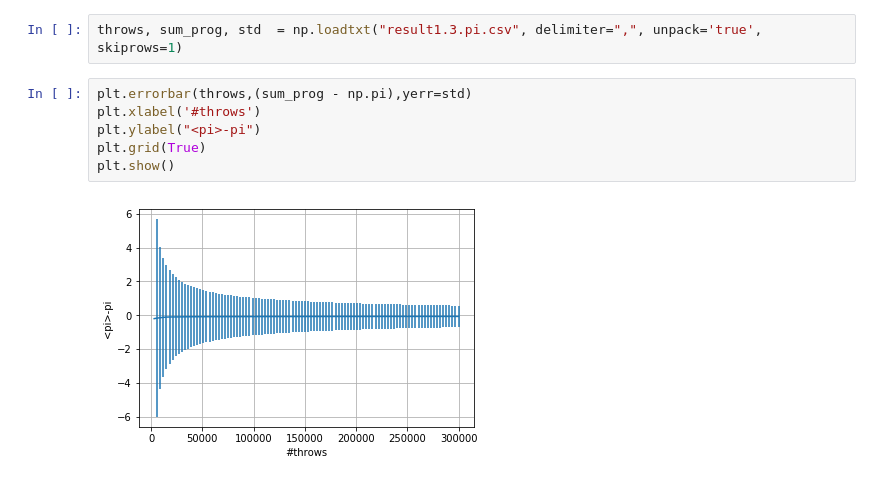
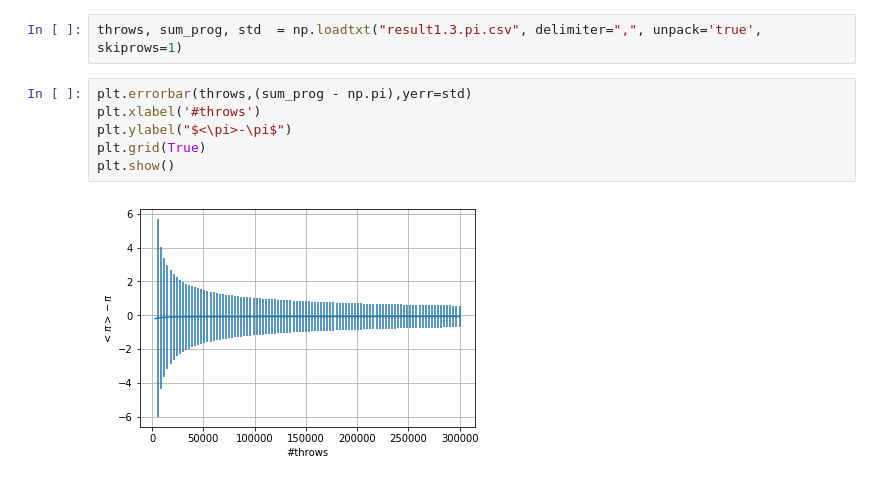
Before and after one commit to rcote98/LSN_exercise_delivery, a Jupyter notebook: esercitazione1/esercitazione1.ipynb, the cells around one changed output. Drawn from its saved outputs; the diff is of its cells as text.

```diff
--- a/esercitazione1/esercitazione1.ipynb
+++ b/esercitazione1/esercitazione1.ipynb
@@ -103,8 +102,8 @@ throws, sum_prog, std  = np.loadtxt("result1.3.pi.csv", delimiter=",", unpack='t
 # %%
 plt.errorbar(throws,(sum_prog - np.pi),yerr=std)
 plt.xlabel('#throws')
-plt.ylabel("<pi>-pi")
+plt.ylabel("$<\pi>-\pi$")
 plt.grid(True)
 plt.show()
 # %% [output]
-[figure, old version]
+[figure, new version]
```
Also changed, not shown: parts of 6 cells of this notebook, 31 other files.
